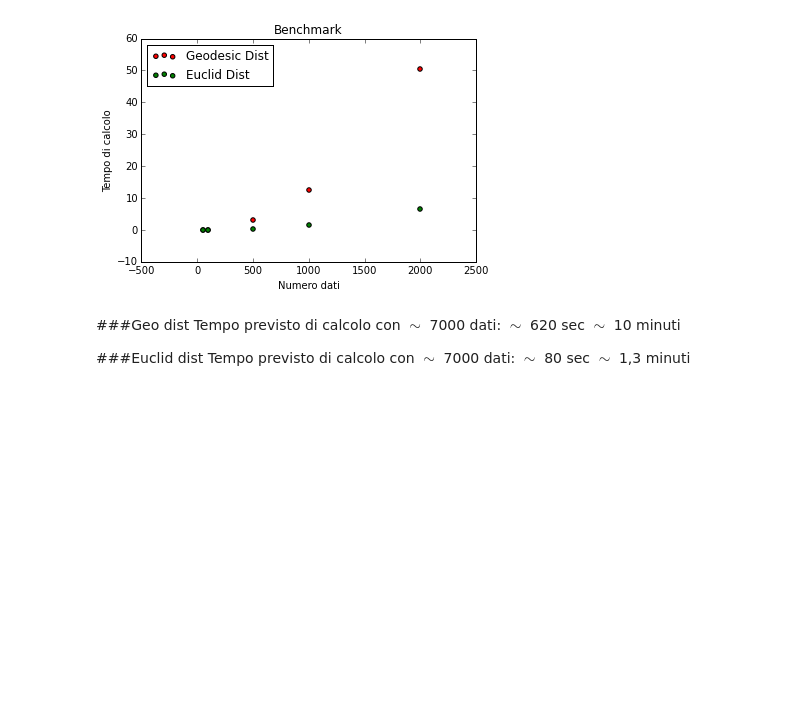
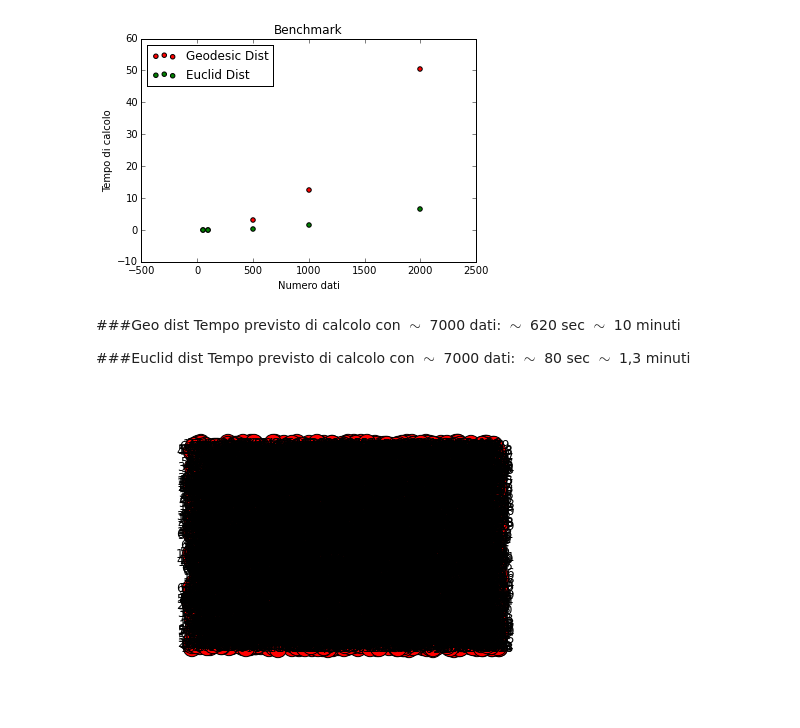
Before and after one commit to FedericoMuciaccia/SistemiComplessi, a Jupyter notebook: src/Iuri distanze.ipynb, the cells around one changed output. Saved outputs shown, nothing was run; the diff lists cells and outputs as text; code cells hidden in the pictures; blank space fills up the shorter version.

```diff
--- a/src/Iuri distanze.ipynb
+++ b/src/Iuri distanze.ipynb
@@ -300,3 +300,13 @@ Tempo previsto di calcolo con $\sim$ 7000 dati: $\sim$ 620 sec $\sim$ 10 minuti
 
 ###Euclid dist
 Tempo previsto di calcolo con $\sim$ 7000 dati: $\sim$ 80 sec $\sim$ 1,3 minuti
+# %%
+adiacenzaEuclidea = numpy.genfromtxt("/home/protoss/Documenti/Siscomp_datas/AdiacenzaEuclidea.csv",delimiter=',',dtype='int')
+# %%
+import networkx
+grafoRoma = networkx.Graph(adiacenzaEuclidea)
+# %%
+%matplotlib inline
+networkx.draw_random(grafoRoma)
+# %% [output]
+[figure, added]
```
Also changed, not shown: parts of 3 cells of this notebook, 1 other file.
